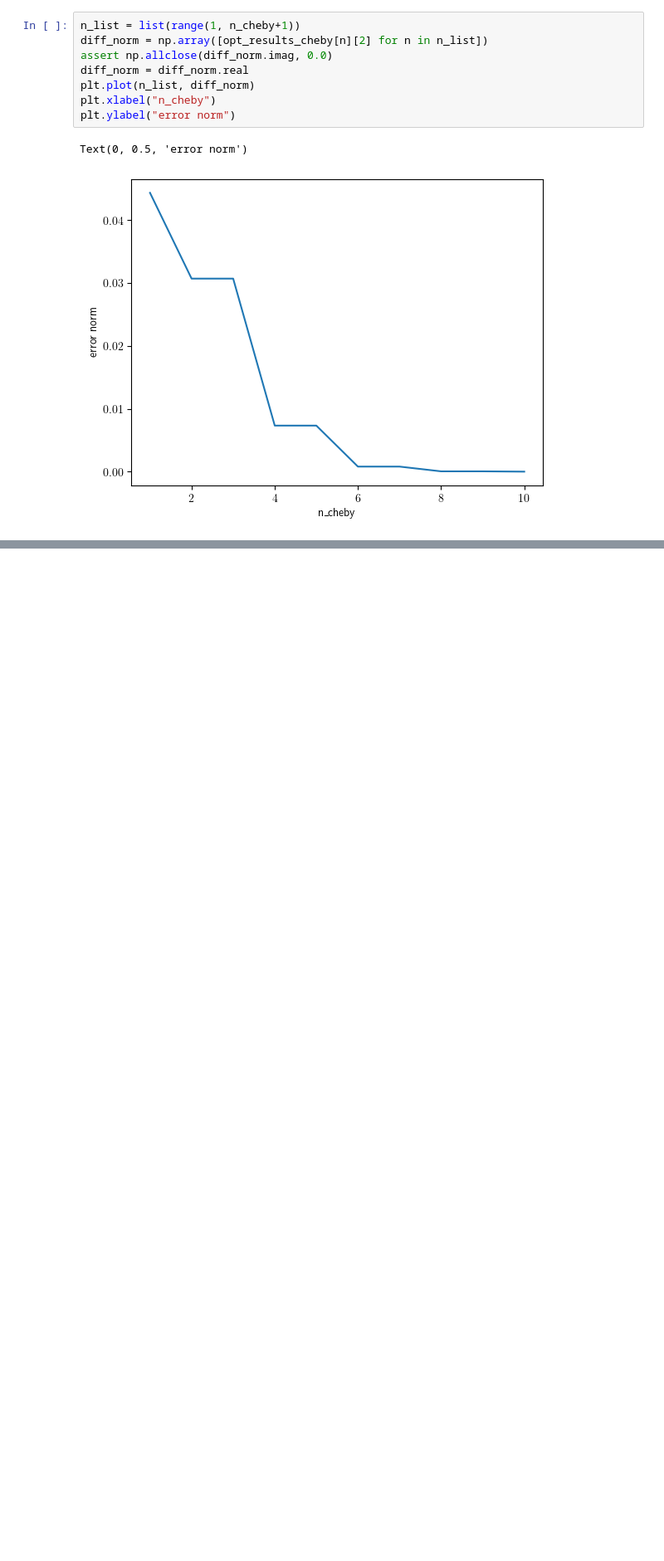
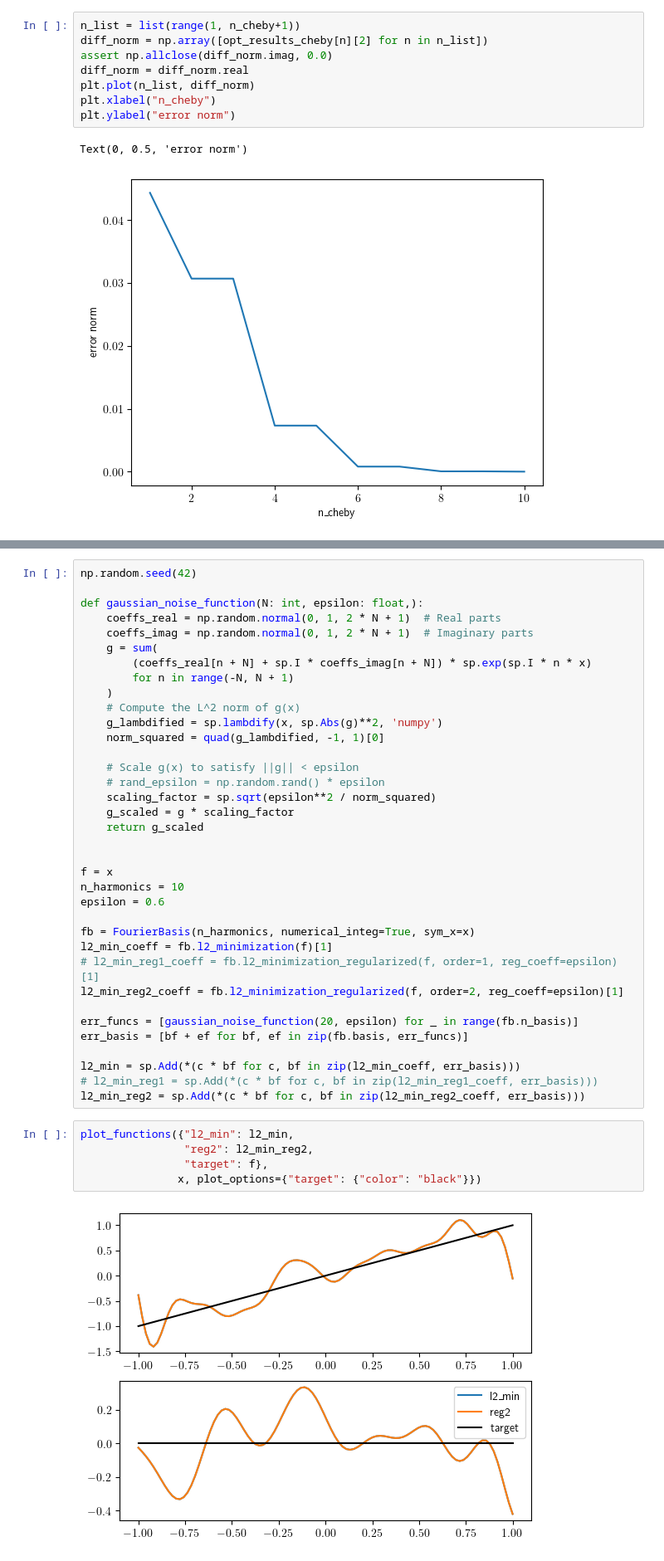
Before and after one commit to snow0369/ofex, a Jupyter notebook: tutorial/function_approximation.ipynb, the cells around one changed output, grey strips where cells are left out. Shown at 83% size. Saved outputs shown, nothing was run; the diff lists cells and outputs as text; blank space fills up the shorter version.

Commit message:
found problems in regularized approximation

```diff
--- a/tutorial/function_approximation.ipynb
+++ b/tutorial/function_approximation.ipynb
@@ -304,0 +317,43 @@ $$
+# %%
+np.random.seed(42)
+
+def gaussian_noise_function(N: int, epsilon: float,):
+    coeffs_real = np.random.normal(0, 1, 2 * N + 1)  # Real parts
+    coeffs_imag = np.random.normal(0, 1, 2 * N + 1)  # Imaginary parts
+    g = sum(
+        (coeffs_real[n + N] + sp.I * coeffs_imag[n + N]) * sp.exp(sp.I * n * x)
+        for n in range(-N, N + 1)
+    )
+    # Compute the L^2 norm of g(x)
+    g_lambdified = sp.lambdify(x, sp.Abs(g)**2, 'numpy')
+    norm_squared = quad(g_lambdified, -1, 1)[0]
+
+    # Scale g(x) to satisfy ||g|| < epsilon
+    # rand_epsilon = np.random.rand() * epsilon
+    scaling_factor = sp.sqrt(epsilon**2 / norm_squared)
+    g_scaled = g * scaling_factor
+    return g_scaled
+
+
+f = x
+n_harmonics = 10
+epsilon = 0.6
+
+fb = FourierBasis(n_harmonics, numerical_integ=True, sym_x=x)
+l2_min_coeff = fb.l2_minimization(f)[1]
+# l2_min_reg1_coeff = fb.l2_minimization_regularized(f, order=1, reg_coeff=epsilon)[1]
+l2_min_reg2_coeff = fb.l2_minimization_regularized(f, order=2, reg_coeff=epsilon)[1]
+
+err_funcs = [gaussian_noise_function(20, epsilon) for _ in range(fb.n_basis)]
+err_basis = [bf + ef for bf, ef in zip(fb.basis, err_funcs)]
+
+l2_min = sp.Add(*(c * bf for c, bf in zip(l2_min_coeff, err_basis)))
+# l2_min_reg1 = sp.Add(*(c * bf for c, bf in zip(l2_min_reg1_coeff, err_basis)))
+l2_min_reg2 = sp.Add(*(c * bf for c, bf in zip(l2_min_reg2_coeff, err_basis)))
+# %%
+plot_functions({"l2_min": l2_min,
+                "reg2": l2_min_reg2,
+                "target": f},
+               x, plot_options={"target": {"color": "black"}})
+# %% [output]
+[figure, added]
```
Also changed, not shown: parts of 7 cells of this notebook, 1 other file.
